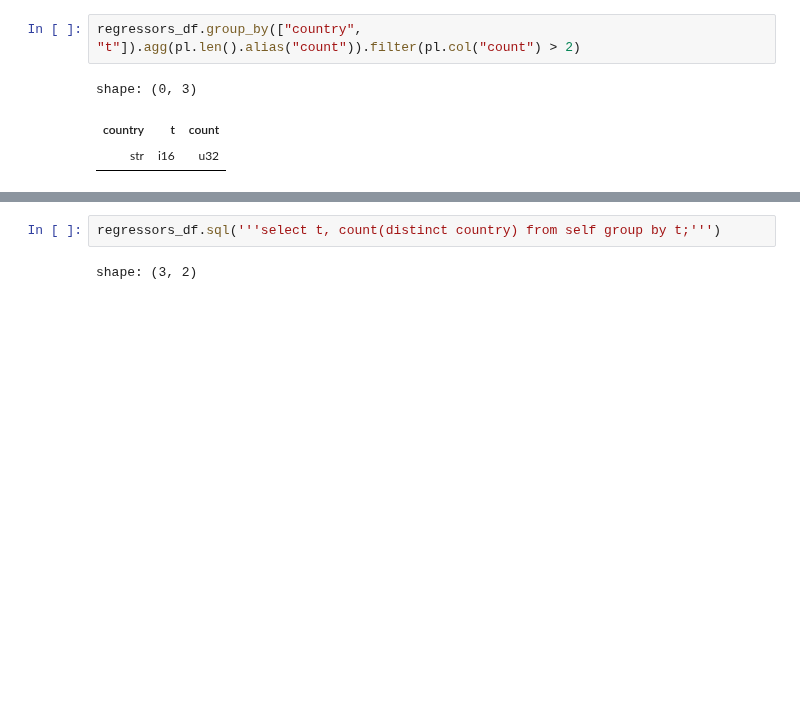
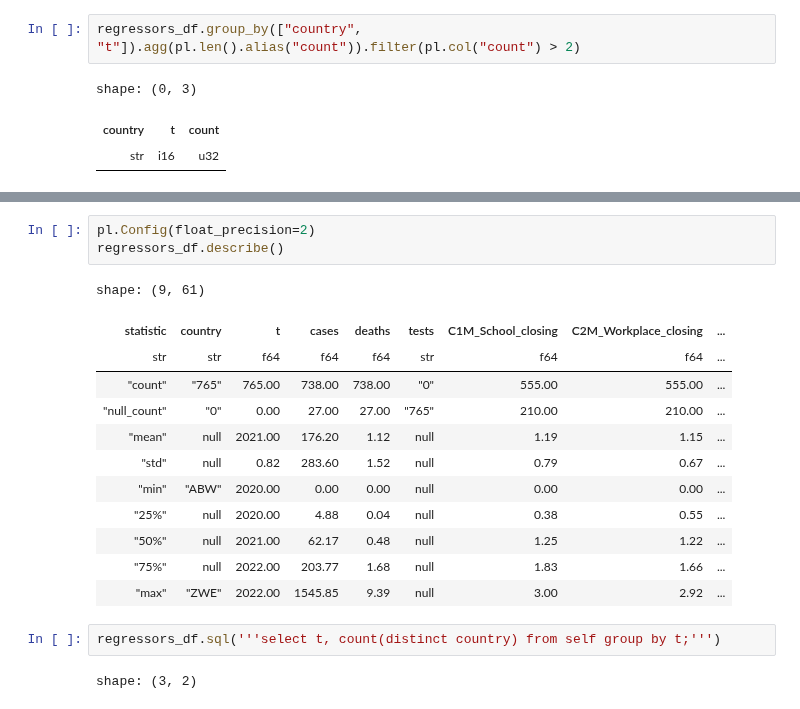
Before and after one commit to xan-d-or/thesis, a Jupyter notebook: analysis/descriptive_stats.ipynb, the cells around one changed output, grey strips where cells are left out. Cells and saved outputs as stored; diff of their text form; blank space fills up the shorter version.

```diff
--- a/analysis/descriptive_stats.ipynb
+++ b/analysis/descriptive_stats.ipynb
@@ -106,3 +97,19 @@ shape: (9, 61)
+# %%
+pl.Config(float_precision=2)
+regressors_df.describe()
+# %% [output]
+shape: (9, 61)
+| statistic | country | t | cases | deaths | tests | C1M_School_closing | C2M_Workplace_closing | ... |
+| str | str | f64 | f64 | f64 | str | f64 | f64 | ... |
+| "count" | "765" | 765.00 | 738.00 | 738.00 | "0" | 555.00 | 555.00 | ... |
+| "null_count" | "0" | 0.00 | 27.00 | 27.00 | "765" | 210.00 | 210.00 | ... |
+| "mean" | null | 2021.00 | 176.20 | 1.12 | null | 1.19 | 1.15 | ... |
+| "std" | null | 0.82 | 283.60 | 1.52 | null | 0.79 | 0.67 | ... |
+| "min" | "ABW" | 2020.00 | 0.00 | 0.00 | null | 0.00 | 0.00 | ... |
+| "25%" | null | 2020.00 | 4.88 | 0.04 | null | 0.38 | 0.55 | ... |
+| "50%" | null | 2021.00 | 62.17 | 0.48 | null | 1.25 | 1.22 | ... |
+| "75%" | null | 2022.00 | 203.77 | 1.68 | null | 1.83 | 1.66 | ... |
+| "max" | "ZWE" | 2022.00 | 1545.85 | 9.39 | null | 3.00 | 2.92 | ... |
 # %%
 regressors_df.sql('''select t, count(distinct country) from self group by t;''')
 # %% [output]
```
Also changed, not shown: parts of 5 cells of this notebook, 1 other file.
